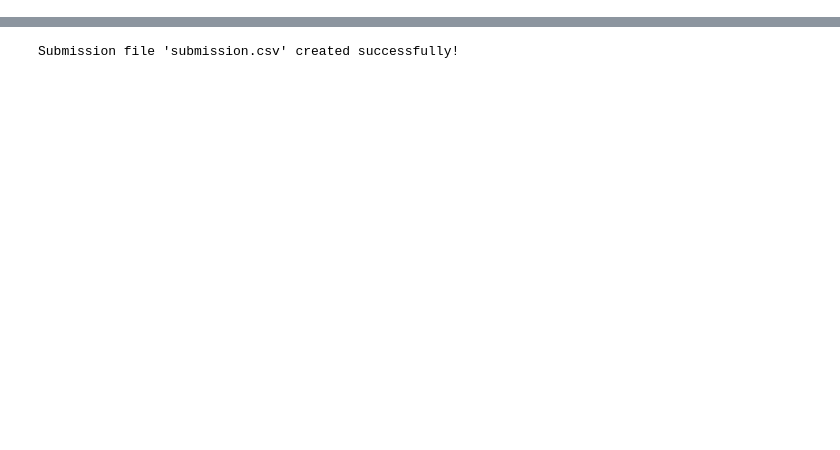
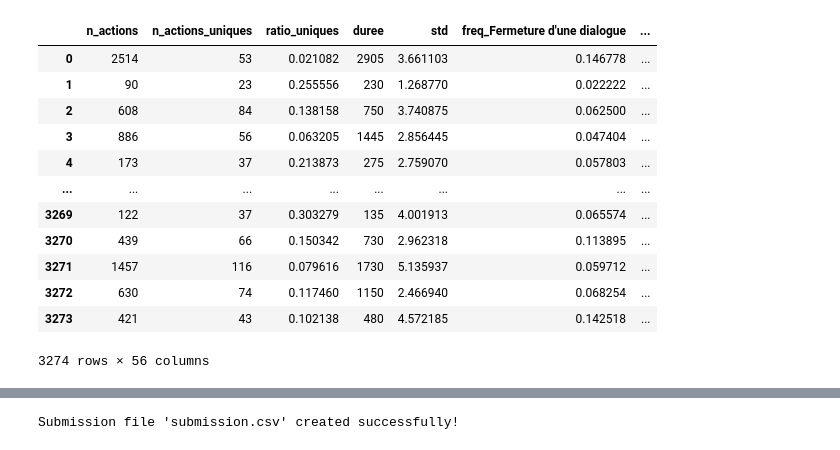
Before and after one commit to Daihecyy/DatascienceECL, a Jupyter notebook: notebook.ipynb, the cells around one changed output, grey strips where cells are left out. Cells and saved outputs as stored; diff of their text form; code cells hidden in the pictures; blank space fills up the shorter version.

```diff
--- a/notebook.ipynb
+++ b/notebook.ipynb
@@ -200,0 +74,39 @@ pd.DataFrame(resultats).set_index("modèle").round(3)
+# %%
+def build_features(sessions, filtered_uniques):
+    lignes = []
+    for s in sessions:
+        actions = [a for a in s if not is_timestamp(a)]
+        temps = [int(a[1:]) for a in s if is_timestamp(a)]
+        n = max(len(actions), 1)
+
+        action_counts = []
+        current_count = 0
+        for a in s:
+            if is_timestamp(a):
+                action_counts.append(current_count)
+                current_count = 0
+            else:
+                current_count += 1
+        # Capture any remaining actions after the last timestamp
+        if current_count > 0 or not action_counts:
+            action_counts.append(current_count)
+
+        # Standard deviation of the action counts between timestamps
+        actions_per_interval_std = np.std(action_counts) if len(action_counts) > 1 else 0
+        f = {
+            "n_actions": n,
+            "n_actions_uniques": len(set(actions)),
+            "ratio_uniques": len(set(actions)) / n,
+            "duree": max(temps, default=0),
+            "std": actions_per_interval_std
+        }
+
+        compte = Counter(filter_action(a) for a in actions)
+        for type_action in filtered_uniques:
+            f["freq_" + type_action] = compte.get(type_action, 0) / n
+        lignes.append(f)
+
+    return pd.DataFrame(lignes)
+
+X_train_core = build_features(sessions_train, filtered_uniques).reset_index(drop=True)
+X_test_core = build_features(sessions_test, filtered_uniques).reset_index(drop=True)
@@ -200,0 +207,16 @@ pd.DataFrame(resultats).set_index("modèle").round(3)
+# %%
+X_final_train
+# %% [output]
+|  | n_actions | n_actions_uniques | ratio_uniques | duree | std | freq_Fermeture d'une dialogue | ... |
+| 0 | 2514 | 53 | 0.021082 | 2905 | 3.661103 | 0.146778 | ... |
+| 1 | 90 | 23 | 0.255556 | 230 | 1.268770 | 0.022222 | ... |
+| 2 | 608 | 84 | 0.138158 | 750 | 3.740875 | 0.062500 | ... |
+| 3 | 886 | 56 | 0.063205 | 1445 | 2.856445 | 0.047404 | ... |
+| 4 | 173 | 37 | 0.213873 | 275 | 2.759070 | 0.057803 | ... |
+| ... | ... | ... | ... | ... | ... | ... | ... |
+| 3269 | 122 | 37 | 0.303279 | 135 | 4.001913 | 0.065574 | ... |
+| 3270 | 439 | 66 | 0.150342 | 730 | 2.962318 | 0.113895 | ... |
+| 3271 | 1457 | 116 | 0.079616 | 1730 | 5.135937 | 0.059712 | ... |
+| 3272 | 630 | 74 | 0.117460 | 1150 | 2.466940 | 0.068254 | ... |
+| 3273 | 421 | 43 | 0.102138 | 480 | 4.572185 | 0.142518 | ... |
+3274 rows × 56 columns
```
Also changed, not shown: parts of 10 cells of this notebook, 1 other file.
